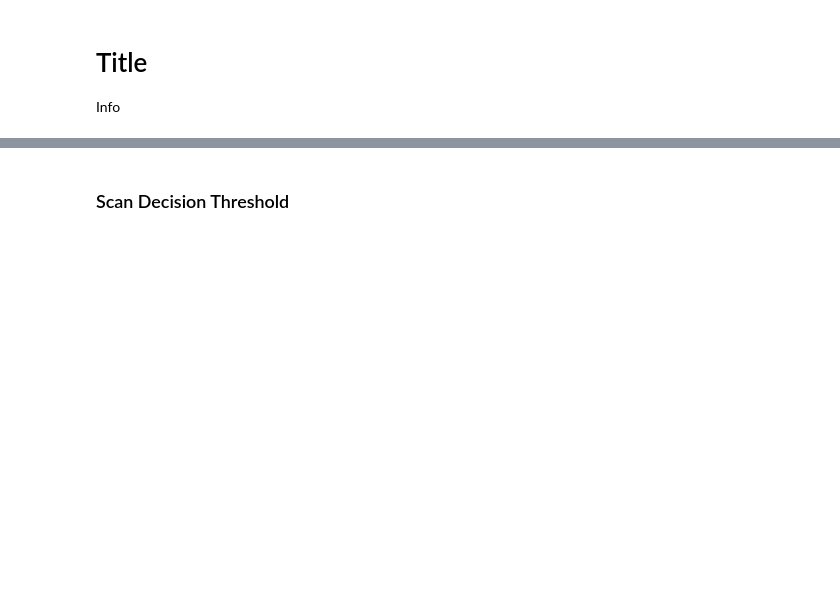
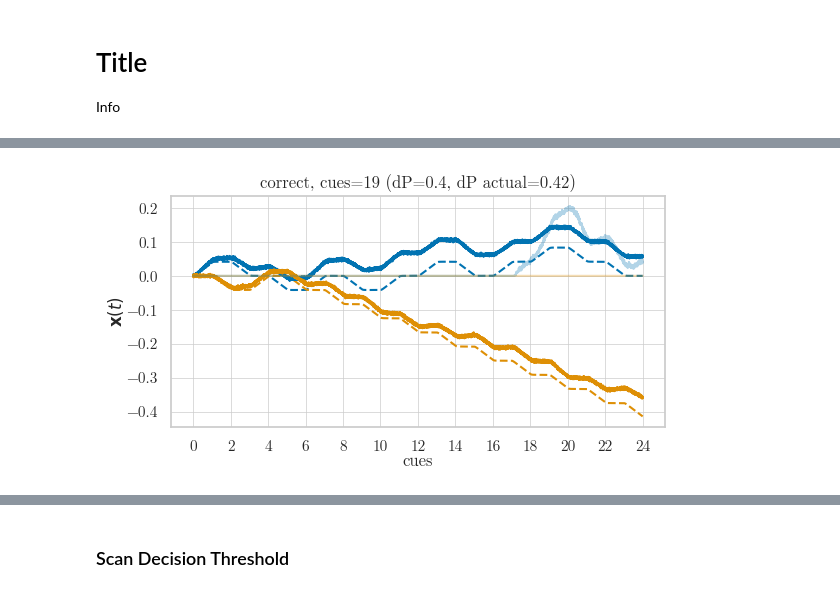
Before and after one commit to psipeter/value-accumulation, a Jupyter notebook: model.ipynb, the cells around one changed output, grey strips where cells are left out. Saved outputs shown, nothing was run; the diff lists cells and outputs as text; code cells hidden in the pictures; blank space fills up the shorter version.

```diff
--- a/model.ipynb
+++ b/model.ipynb
@@ -184,3 +183,6 @@ def run_once(deltaP, maxSamples, seed, dt=0.001):
 #     axes[1].set(xlabel="time (s)", ylabel=r"$\mathbf{x}(t)$")
 #     axes[0].legend(loc='upper left')
 #     axes[1].legend(loc='upper left')
+# %%
+run_once(deltaP=0.4, maxSamples=12, seed=1)
+# %% [output]
@@ -187 +190,2 @@ def run_once(deltaP, maxSamples, seed, dt=0.001):
+[figure, added]
 # %%
```
Also changed, not shown: parts of 36 cells of this notebook.
